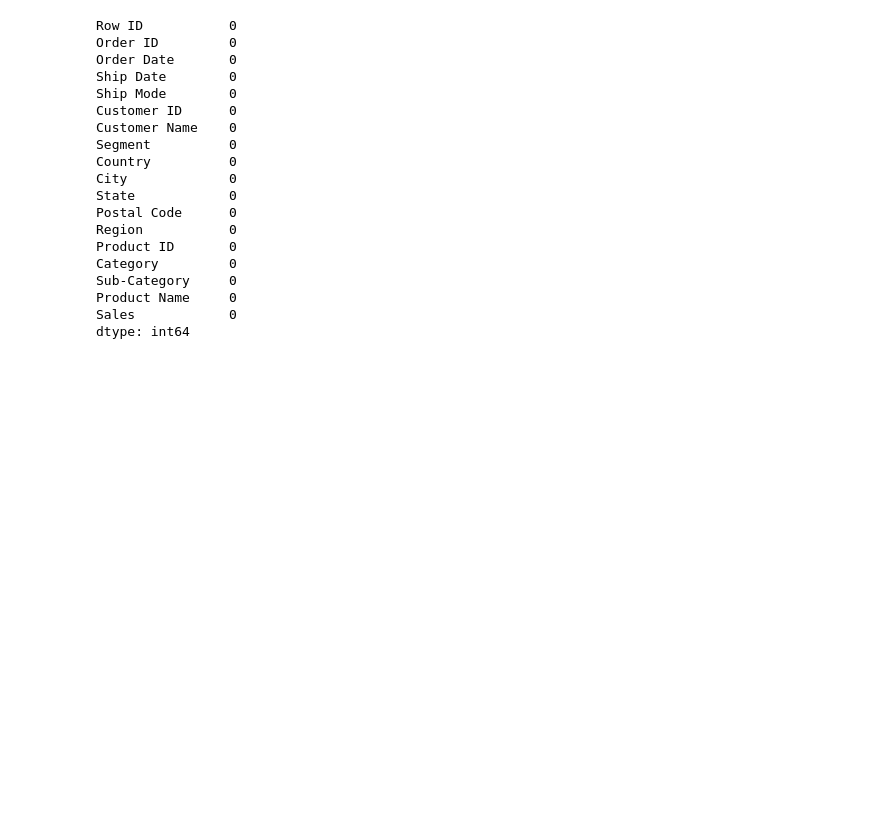
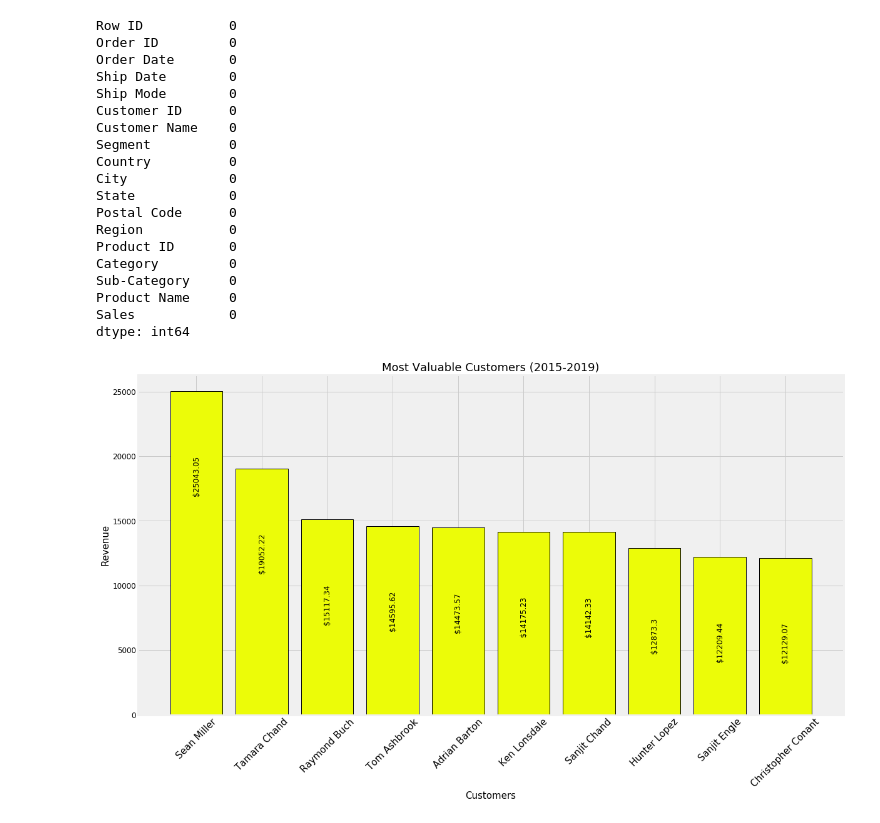
Before and after one commit to Moses-Lin/timeseries, a Jupyter notebook: EDA.ipynb, the cells around one changed output. Saved outputs shown, nothing was run; the diff lists cells and outputs as text; code cells hidden in the pictures; blank space fills up the shorter version.

Commit message:
more visualizations

```diff
--- a/EDA.ipynb
+++ b/EDA.ipynb
@@ -271,3 +271,19 @@ Sub-Category     0
 Product Name     0
 Sales            0
 dtype: int64
+# %%
+Top_customers = df.groupby(["Customer Name"]).sum().sort_values("Sales", ascending=False).head(10)
+Top_customers = Top_customers[["Sales"]].round(2)
+Top_customers.reset_index(inplace=True)
+# %%
+plt.figure(figsize = (18,10))
+plt.title("Most Valuable Customers (2015-2019)", fontsize=18)
+plt.bar(Top_customers["Customer Name"], Top_customers["Sales"],color= '#ECFC08',edgecolor='black', linewidth = 1)
+plt.xlabel("Customers",fontsize=15)
+plt.ylabel("Revenue",fontsize=15)
+plt.xticks(fontsize=15, rotation=45)
+plt.yticks(fontsize=12)
+for k,v in Top_customers["Sales"].items():
+    plt.text(k,v-8000,'$'+ str(v), fontsize=12,rotation=90,color='k', horizontalalignment='center');
+# %% [output]
+[figure, added]
```
